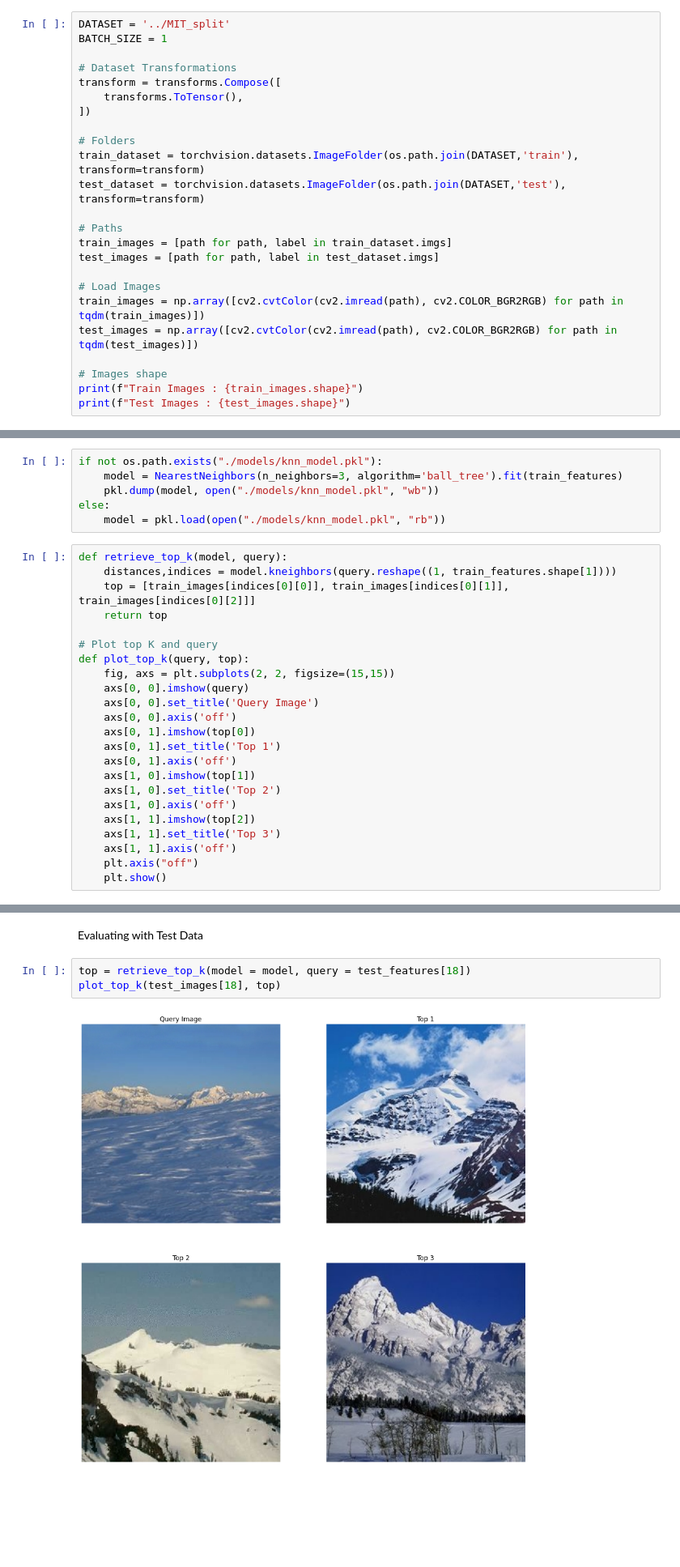
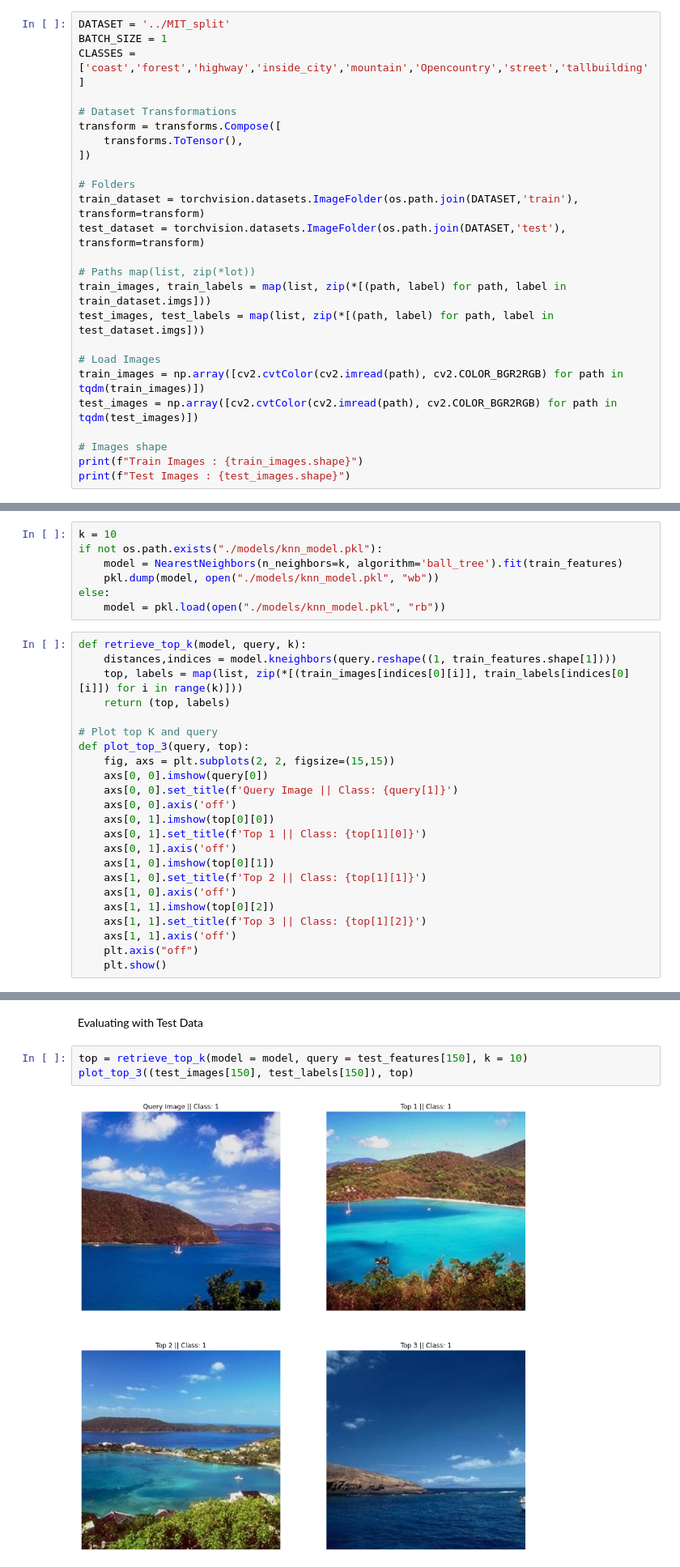
Before and after one commit to alexmartin299/M5-VisualRecognition, a Jupyter notebook: week4/task_a.ipynb, the cells around one changed output, grey strips where cells are left out. Shown at 81% size. Drawn from its saved outputs; the diff is of its cells as text; blank space fills up the shorter version.

Commit message:
Added Metrics and Plots

```diff
--- a/week4/task_a.ipynb
+++ b/week4/task_a.ipynb
@@ -20,6 +25,7 @@ Initialize Image DataLoader
 # %%
 DATASET = '../MIT_split'
 BATCH_SIZE = 1
+CLASSES = ['coast','forest','highway','inside_city','mountain','Opencountry','street','tallbuilding']
 
 # Dataset Transformations
 transform = transforms.Compose([
@@ -30,9 +36,9 @@ transform = transforms.Compose([
 train_dataset = torchvision.datasets.ImageFolder(os.path.join(DATASET,'train'), transform=transform)
 test_dataset = torchvision.datasets.ImageFolder(os.path.join(DATASET,'test'), transform=transform)
 
-# Paths
-train_images = [path for path, label in train_dataset.imgs]
-test_images = [path for path, label in test_dataset.imgs]
+# Paths map(list, zip(*lot))
+train_images, train_labels = map(list, zip(*[(path, label) for path, label in train_dataset.imgs]))
+test_images, test_labels = map(list, zip(*[(path, label) for path, label in test_dataset.imgs]))
 
 # Load Images
 train_images = np.array([cv2.cvtColor(cv2.imread(path), cv2.COLOR_BGR2RGB) for path in tqdm(train_images)])
@@ -84,31 +90,32 @@ Test Dim After Reduction : (807, 372)
 # %% [markdown]
 Then we train a NearestNeighbor to get similar images
 # %%
+k = 10
 if not os.path.exists("./models/knn_model.pkl"):
-    model = NearestNeighbors(n_neighbors=3, algorithm='ball_tree').fit(train_features)
+    model = NearestNeighbors(n_neighbors=k, algorithm='ball_tree').fit(train_features)
     pkl.dump(model, open("./models/knn_model.pkl", "wb"))
 else:
     model = pkl.load(open("./models/knn_model.pkl", "rb"))
 # %%
-def retrieve_top_k(model, query):
+def retrieve_top_k(model, query, k):
     distances,indices = model.kneighbors(query.reshape((1, train_features.shape[1])))
-    top = [train_images[indices[0][0]], train_images[indices[0][1]], train_images[indices[0][2]]]
-    return top
+    top, labels = map(list, zip(*[(train_images[indices[0][i]], train_labels[indices[0][i]]) for i in range(k)]))
+    return (top, labels)
 
 # Plot top K and query
-def plot_top_k(query, top):
+def plot_top_3(query, top):
     fig, axs = plt.subplots(2, 2, figsize=(15,15))
-    axs[0, 0].imshow(query)
-    axs[0, 0].set_title('Query Image')
+    axs[0, 0].imshow(query[0])
+    axs[0, 0].set_title(f'Query Image || Class: {query[1]}')
     axs[0, 0].axis('off')
-    axs[0, 1].imshow(top[0])
-    axs[0, 1].set_title('Top 1')
+    axs[0, 1].imshow(top[0][0])
+    axs[0, 1].set_title(f'Top 1 || Class: {top[1][0]}')
     axs[0, 1].axis('off')
-    axs[1, 0].imshow(top[1])
-    axs[1, 0].set_title('Top 2')
+    axs[1, 0].imshow(top[0][1])
+    axs[1, 0].set_title(f'Top 2 || Class: {top[1][1]}')
     axs[1, 0].axis('off')
-    axs[1, 1].imshow(top[2])
-    axs[1, 1].set_title('Top 3')
+    axs[1, 1].imshow(top[0][2])
+    axs[1, 1].set_title(f'Top 3 || Class: {top[1][2]}')
     axs[1, 1].axis('off')
     plt.axis("off")
     plt.show()
@@ -122,7 +129,7 @@ plot_top_k(train_images[5], top)
 # %% [markdown]
 Evaluating with Test Data
 # %%
-top = retrieve_top_k(model = model, query = test_features[18])
-plot_top_k(test_images[18], top)
+top = retrieve_top_k(model = model, query = test_features[150], k = 10)
+plot_top_3((test_images[150], test_labels[150]), top)
 # %% [output]
-[figure, old version]
+[figure, new version]
```
Also changed, not shown: parts of 8 cells of this notebook, 2 other files.
